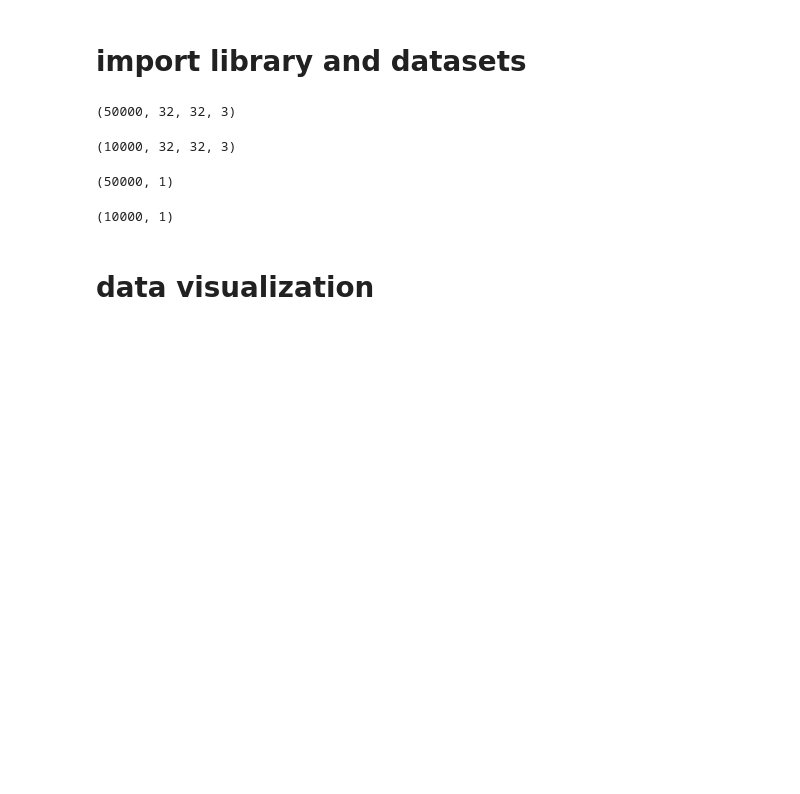
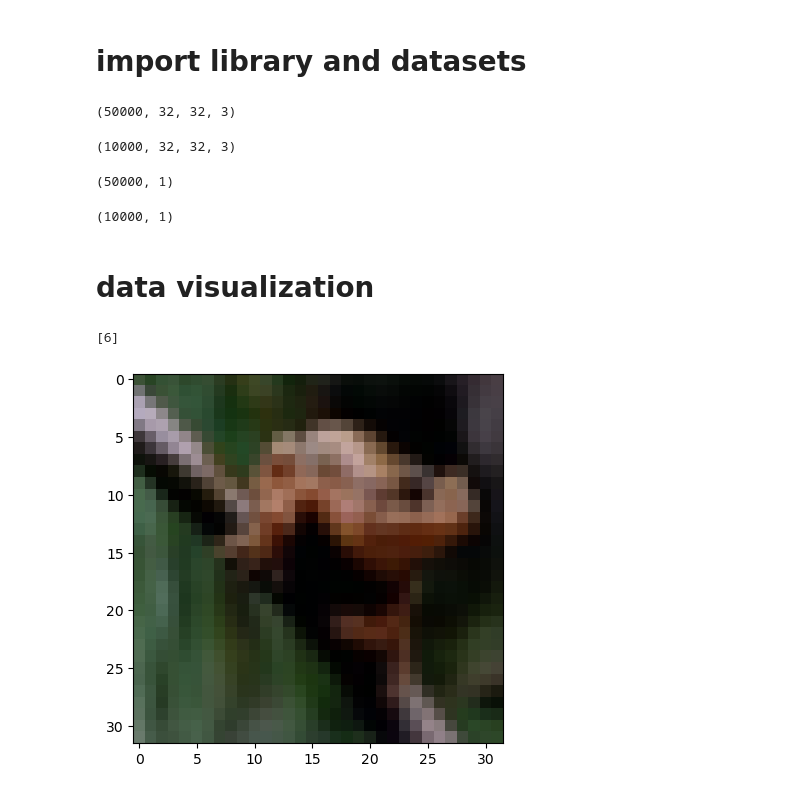
Before and after one commit to sanjip1203/image-classification-CIFAR-10, a Jupyter notebook: image classification.ipynb, the cells around one changed output. Saved outputs shown, nothing was run; the diff lists cells and outputs as text; code cells hidden in the pictures; blank space fills up the shorter version.

```diff
--- a/image classification.ipynb
+++ b/image classification.ipynb
@@ -26,3 +26,11 @@ y_test.shape
 (10000, 1)
 # %% [markdown]
 # data visualization
+# %%
+i = 5000
+
+plt.imshow(X_train[i])
+print(y_train[i])
+# %% [output]
+[6]
+[figure, added]
```
Also changed, not shown: parts of 29 cells of this notebook.
